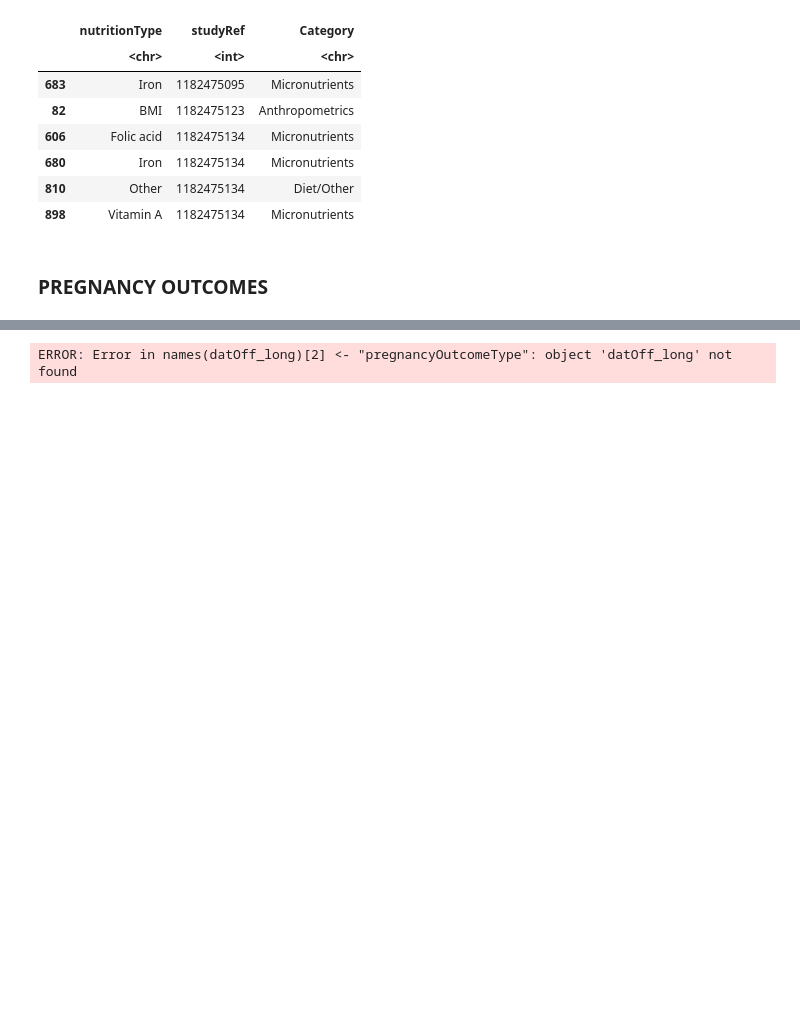
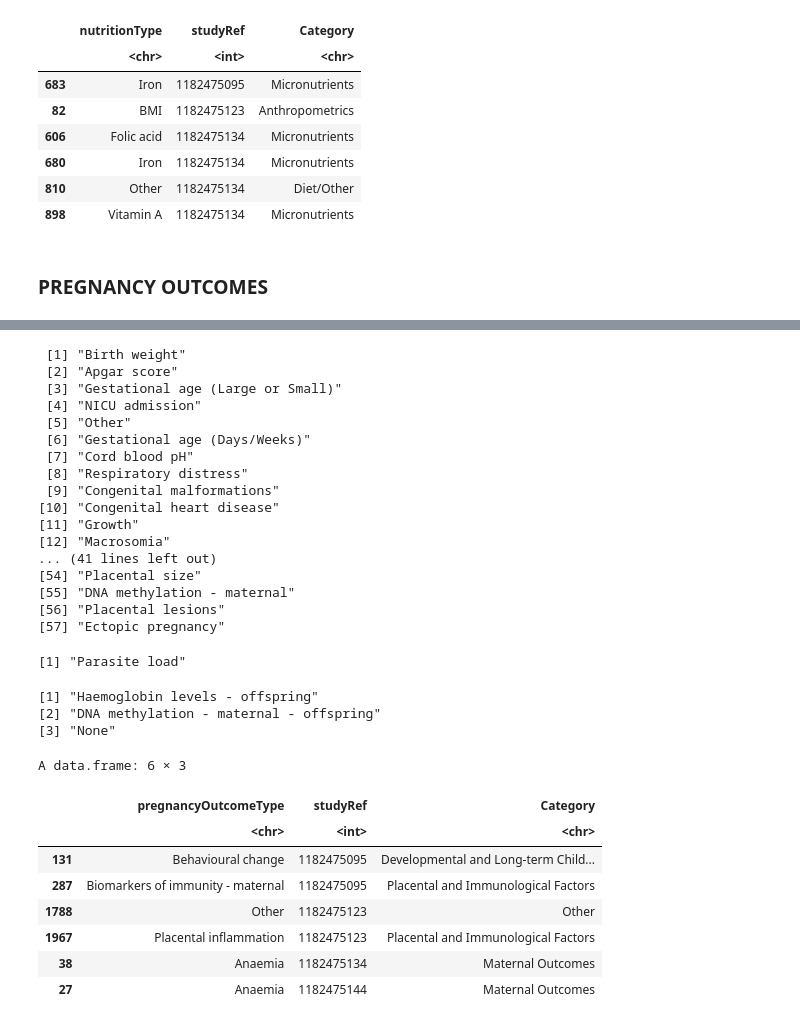
Before and after one commit to alexjvr1/EVE_lab_public, a Jupyter notebook: scoping_review_figs.ipynb, the cells around one changed output, grey strips where cells are left out. Saved outputs shown, nothing was run; the diff lists cells and outputs as text; code cells hidden in the pictures; blank space fills up the shorter version.

Commit message:
add -maternal and -offspring tags to terms that overlap between Offsrping and Maternal datasets

```diff
--- a/scoping_review_figs.ipynb
+++ b/scoping_review_figs.ipynb
@@ -327,40 +327,73 @@ unique(datPreg_long$pregnancyOutcomeType)
 #### None means no data/NA
 
 
-pregnancyOutcome_lookup <- data.frame(Pregnancy = c("Mode of delivery / caesarean section rate", "Maternal mortality", "Hypertension (pregnancy-induced)",
+pregnancy_lookup <- data.frame(Pregnancy = c("Mode of delivery / caesarean section rate", "Maternal mortality", "Hypertension (pregnancy-induced)",
 "Pre-eclampsia", "Anaemia", "Gestational diabetes", "Haemorrhage", "Hospitalisation or ICU admission", "Postterm pregnancy",
 "Placental abruption", "Maternal mental health", "Cancer risk", "Venous thromboembolism / pulmonary embolism / deep vein thrombosis",
-"Prolonged labour (labour dystocia)", "Hyperemesis gravidarum", "Ectopic pregnancy", "COVID status", "Stillbirth", "Miscarriage / spontaneous abortion",
+"Prolonged labour (labour dystocia)", "Hyperemesis gravidarum", "Ectopic pregnancy", "COVID status",
+"Stillbirth", "Miscarriage / spontaneous abortion",
 "Perinatal mortality", "Neonatal death", "NICU admission", "Birth weight", "Gestational age (Large or Small)", "Gestational age (Days/Weeks)",
 "Apgar score", "Cord blood pH", "Respiratory distress", "Congenital malformations", "Congenital heart disease", "Foetal distress", "Macrosomia",
 "Intrauterine growth restriction (IUGR)", "Neonatal encephalopathy", "Cleft palate", "Microcephaly", "Neonate length", "Head circumference",
 "Pre-term birth", "Pre-term pre-labour rupture of membranes (PPROM)", "PROM", "Placental inflammation", "Placental size", "Placental lesions",
-"Biomarkers of immunity", "Haemoglobin levels", "Gene expression", "DNA methylation", "Growth", "Language and motor development", "Motor development",
+"Biomarkers of immunity - maternal", "Biomarkers of immunity - offspring", "Haemoglobin levels - maternal", "Haemoglobin levels - offspring",
+"Gene expression - maternal", "Gene expression - offspring", "DNA methylation - maternal", "DNA methylation - maternal - offspring",
+"Growth", "Language and motor development", "Motor development",
 "Autism spectrum disorder", "Behavioural change", "Other", "None"),
 Category = c(
 rep("Maternal Outcomes", 17),
 rep("Foetal and Neonatal Outcomes", 21),
 rep("Pregnancy Complications", 3),
-rep("Placental and Immunological Factors", 4),
-rep("Molecular and Clinical Biomarkers", 3),
+rep("Placental and Immunological Factors", 5),
+rep("Molecular and Clinical Biomarkers", 6),
 rep("Developmental and Long-term Child Outcomes", 5),
-rep("Miscellaneous / Unclassified", 2)
+rep("Other", 1),
+rep("None", 1)
 ),
     stringsAsFactors = FALSE
 )
 
 
 
 
 
 #Check that all the nutrition types have been categorised
 setdiff(unique(datPreg_long$pregnancyOutcomeType), unique(pregnancy_lookup$Pregnancy))
 setdiff(unique(pregnancy_lookup$Pregnancy), unique(datPreg_long$pregnancyOutcomeType))
 
 #Create catagorised dataset
 # Left join nutrient_lookup with datNut
 datPregType_long <- merge(datPreg_long, pregnancy_lookup, by.x = "pregnancyOutcomeType", by.y = "Pregnancy", all.x = TRUE)
 
 head(datPregType_long[order(datPregType_long$studyRef),])
 # %% [output]
-ERROR: Error in names(datOff_long)[2] <- "pregnancyOutcomeType": object 'datOff_long' not found
+ [1] "Birth weight"
+ [2] "Apgar score"
+ [3] "Gestational age (Large or Small)"
+ [4] "NICU admission"
+ [5] "Other"
+ [6] "Gestational age (Days/Weeks)"
+ [7] "Cord blood pH"
+ [8] "Respiratory distress"
+ [9] "Congenital malformations"
+[10] "Congenital heart disease"
+[11] "Growth"
+[12] "Macrosomia"
+... (41 lines left out)
+[54] "Placental size"
+[55] "DNA methylation - maternal"
+[56] "Placental lesions"
+[57] "Ectopic pregnancy"
+[1] "Parasite load"
+[1] "Haemoglobin levels - offspring"
+[2] "DNA methylation - maternal - offspring"
+[3] "None"
+A data.frame: 6 × 3
+|  | pregnancyOutcomeType | studyRef | Category |
+|  | <chr> | <int> | <chr> |
+| 131 | Behavioural change | 1182475095 | Developmental and Long-term Child... |
+| 287 | Biomarkers of immunity - maternal | 1182475095 | Placental and Immunological Factors |
+| 1788 | Other | 1182475123 | Other |
+| 1967 | Placental inflammation | 1182475123 | Placental and Immunological Factors |
+| 38 | Anaemia | 1182475134 | Maternal Outcomes |
+| 27 | Anaemia | 1182475144 | Maternal Outcomes |
```
Also changed, not shown: parts of 4 cells of this notebook.
